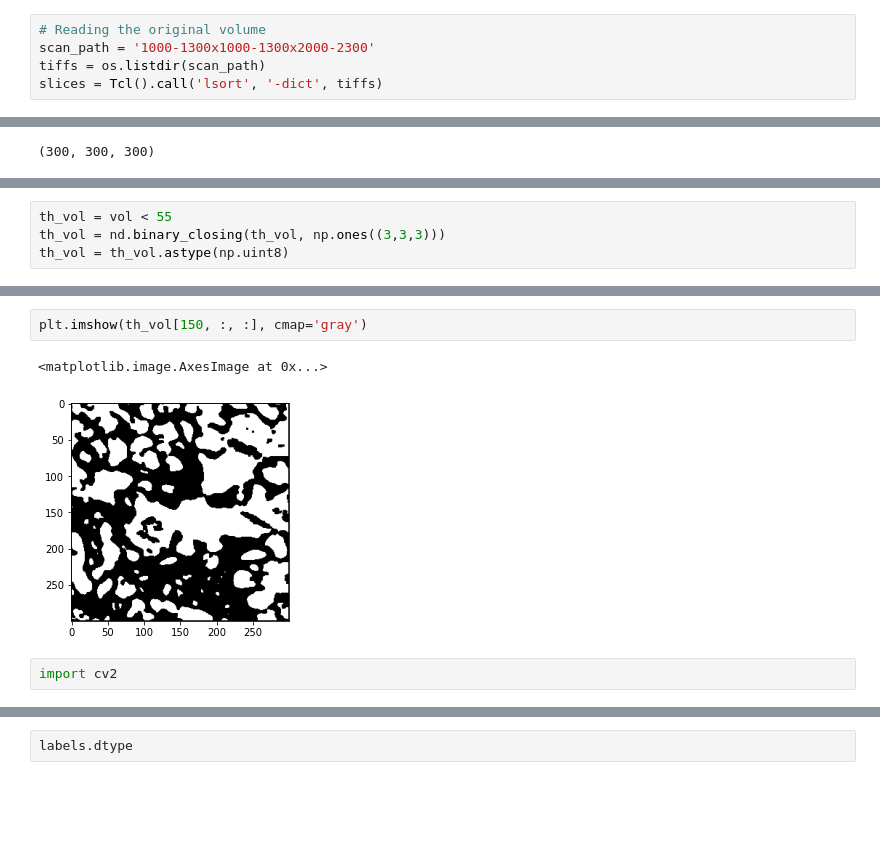
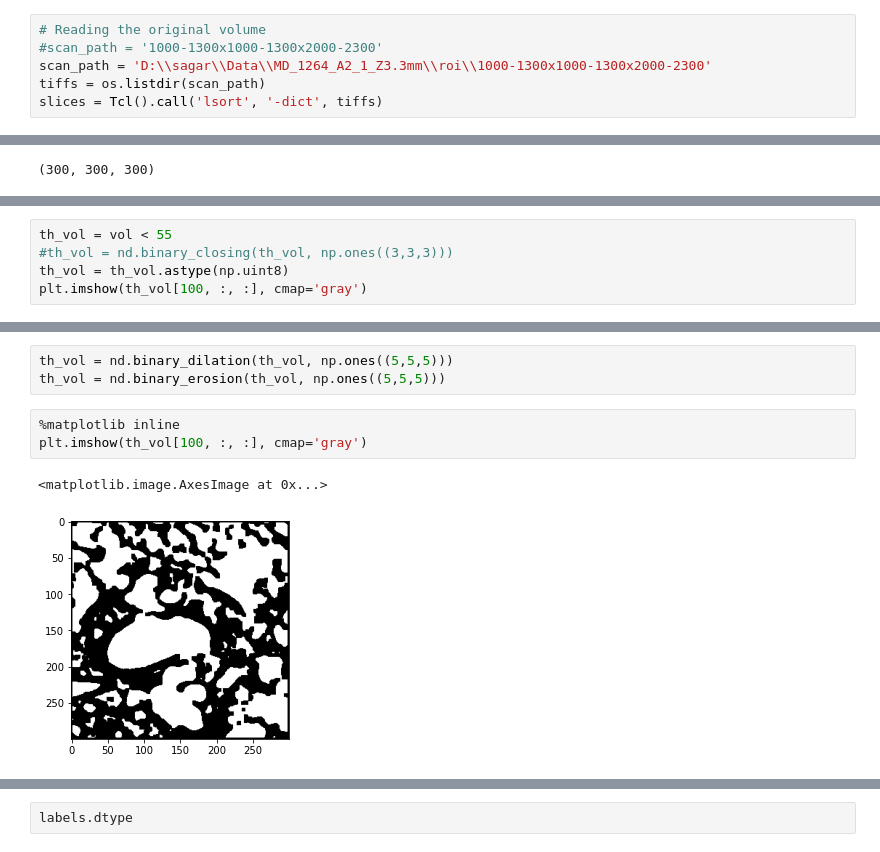
Before and after one commit to mrahmansagar/poreAnalysis, a Jupyter notebook: segmentation3d.ipynb, the cells around one changed output, grey strips where cells are left out. Saved outputs shown, nothing was run; the diff lists cells and outputs as text; blank space fills up the shorter version.

```diff
--- a/segmentation3d.ipynb
+++ b/segmentation3d.ipynb
@@ -9,6 +15,7 @@ from poreUtils import *
 # %%
 # Reading the original volume
-scan_path = '1000-1300x1000-1300x2000-2300'
+#scan_path = '1000-1300x1000-1300x2000-2300'
+scan_path = 'D:\\sagar\\Data\\MD_1264_A2_1_Z3.3mm\\roi\\1000-1300x1000-1300x2000-2300'
 tiffs = os.listdir(scan_path)
 slices = Tcl().call('lsort', '-dict', tiffs)
 # %%
@@ -31,4 +38,5 @@ plt.imshow(vol[150, :, :], cmap='gray')
 # %%
 th_vol = vol < 55
-th_vol = nd.binary_closing(th_vol, np.ones((3,3,3)))
+#th_vol = nd.binary_closing(th_vol, np.ones((3,3,3)))
 th_vol = th_vol.astype(np.uint8)
+plt.imshow(th_vol[100, :, :], cmap='gray')
@@ -35,7 +46,9 @@ th_vol = th_vol.astype(np.uint8)
+# %%
+th_vol = nd.binary_dilation(th_vol, np.ones((5,5,5)))
+th_vol = nd.binary_erosion(th_vol, np.ones((5,5,5)))
 # %%
-plt.imshow(th_vol[150, :, :], cmap='gray')
+%matplotlib inline
+plt.imshow(th_vol[100, :, :], cmap='gray')
 # %% [output]
 <matplotlib.image.AxesImage at 0x...>
-[figure, old version]
+[figure, new version]
-# %%
-import cv2
```
Also changed, not shown: parts of 19 cells of this notebook.
